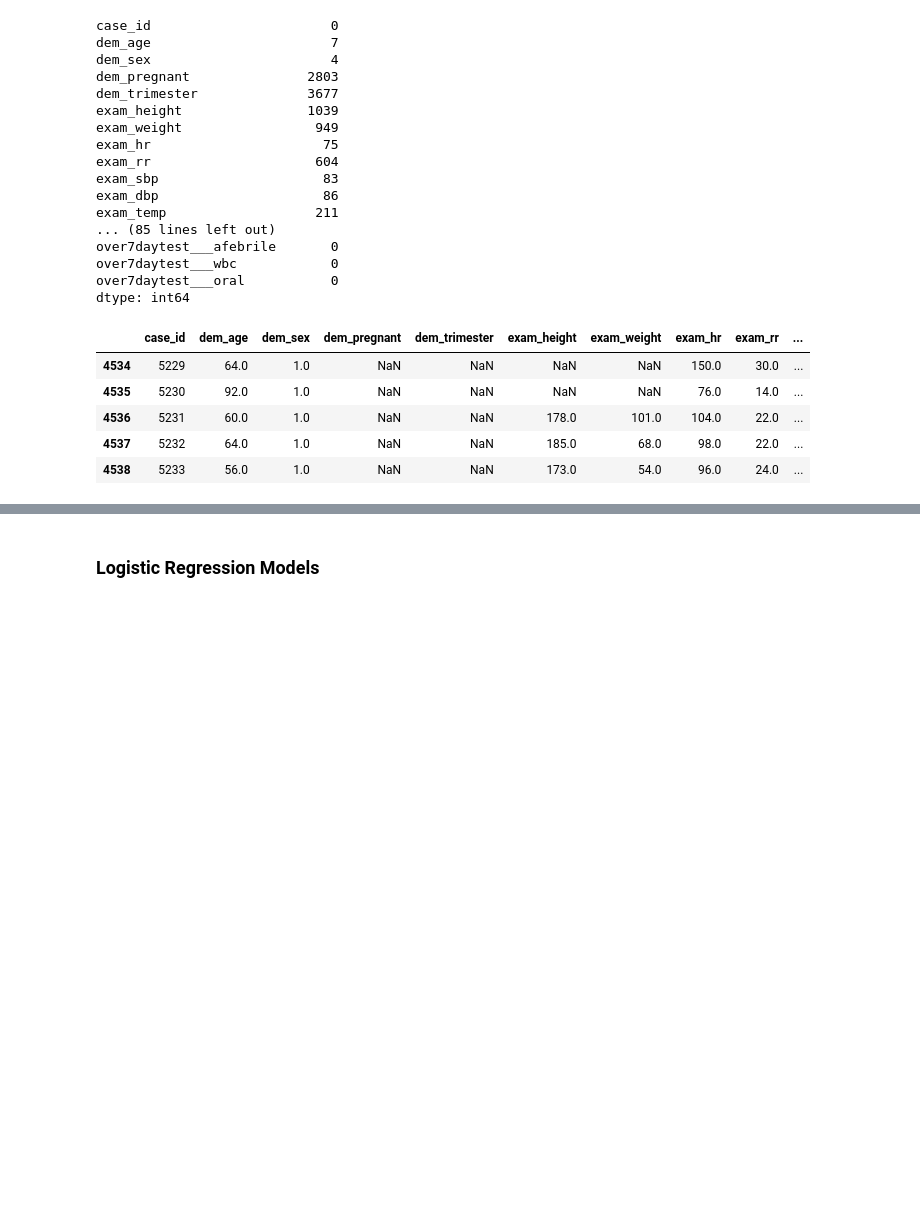
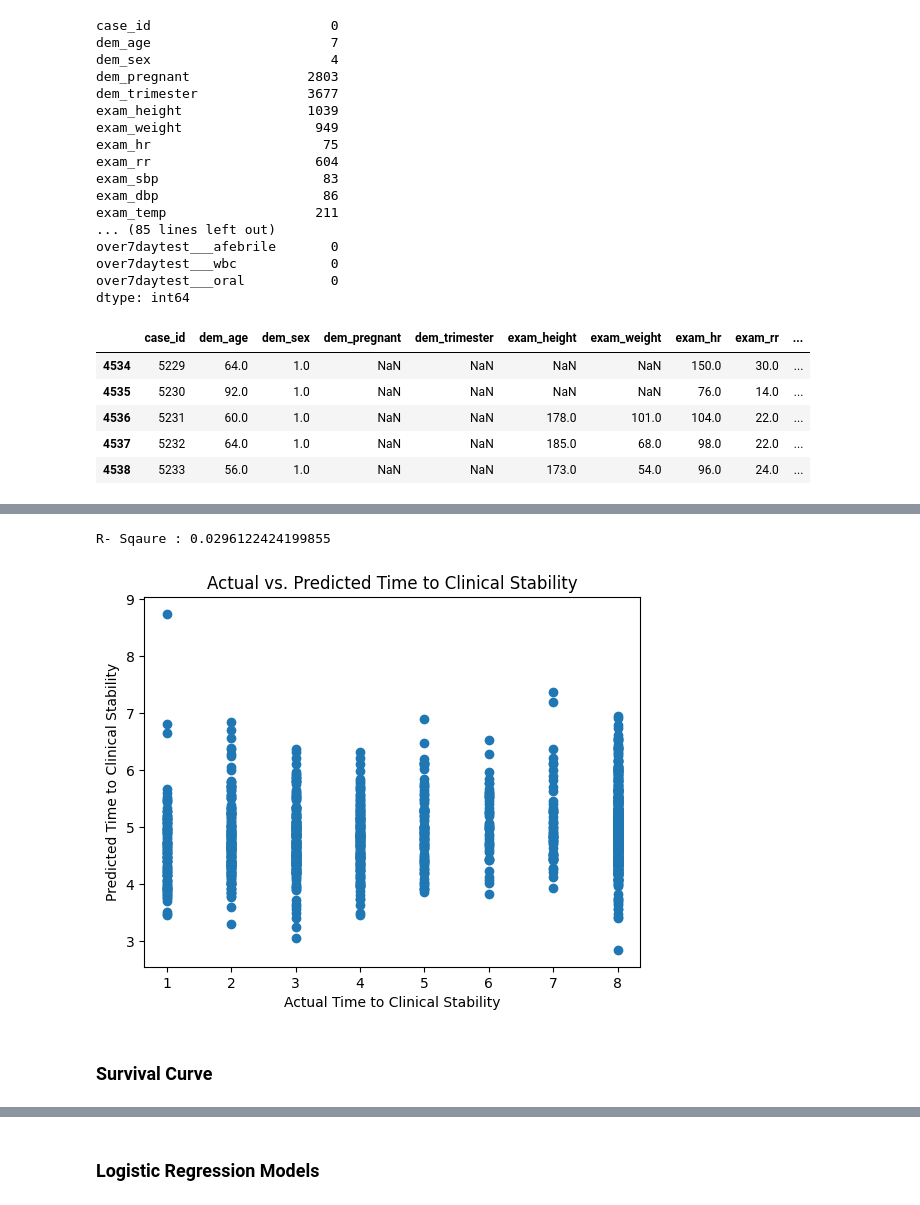
Before and after one commit to typjohnson/DataDetectives, a Jupyter notebook: Mini Project - CAPO/capo.ipynb, the cells around one changed output, grey strips where cells are left out. Drawn from its saved outputs; the diff is of its cells as text; code cells hidden in the pictures; blank space fills up the shorter version.

Commit message:
Uploaded python script with model building

```diff
--- a/Mini Project - CAPO/capo.ipynb
+++ b/Mini Project - CAPO/capo.ipynb
@@ -226,0 +222,11 @@ df = df[df.columns.drop(list(df.filter(regex='lab')))]
+# %%
+X5 = df[['dem_age', 'dem_sex', 'exam_weight', 'exam_hr','exam_rr','exam_sbp',
+         'exam_dbp','exam_temp','cx_rul', 'cx_rml', 'cx_rll',
+       'cx_lul', 'cx_lll', 'cx_cav', 'cx_pe']]
+y5 = df['tcs']
+# %%
+X5_train, X5_test, y5_train, y5_test = train_test_split(X5, y5, test_size=0.33, random_state=0)
+# %%
+from sklearn.linear_model import LinearRegression
+regressor=LinearRegression()
+regressor.fit(X5_train.values,y5_train)
@@ -226,0 +258,20 @@ df = df[df.columns.drop(list(df.filter(regex='lab')))]
+# %%
+#predicting the test results
+y5_pred_regressor= regressor.predict(X5_test.values)
+# %%
+#calculate R sqaured
+from sklearn.metrics import r2_score
+import math
+print(f'R- Sqaure : {r2_score(y5_test,y5_pred_regressor)}')
+# %% [output]
+R- Sqaure : 0.0296122424199855
+# %%
+plt.scatter(y5_test, y5_pred_regressor)
+plt.xlabel('Actual Time to Clinical Stability')
+plt.ylabel('Predicted Time to Clinical Stability')
+plt.title('Actual vs. Predicted Time to Clinical Stability')
+plt.show()
+# %% [output]
+[figure, added]
+# %% [markdown]
+### Survival Curve
```
Also changed, not shown: parts of 29 cells of this notebook.
